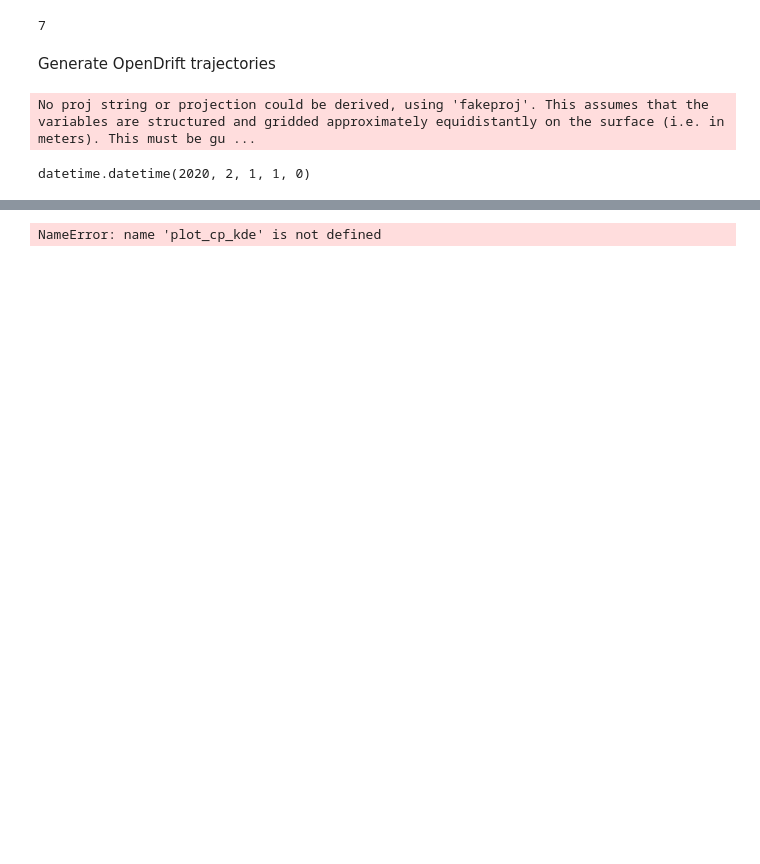
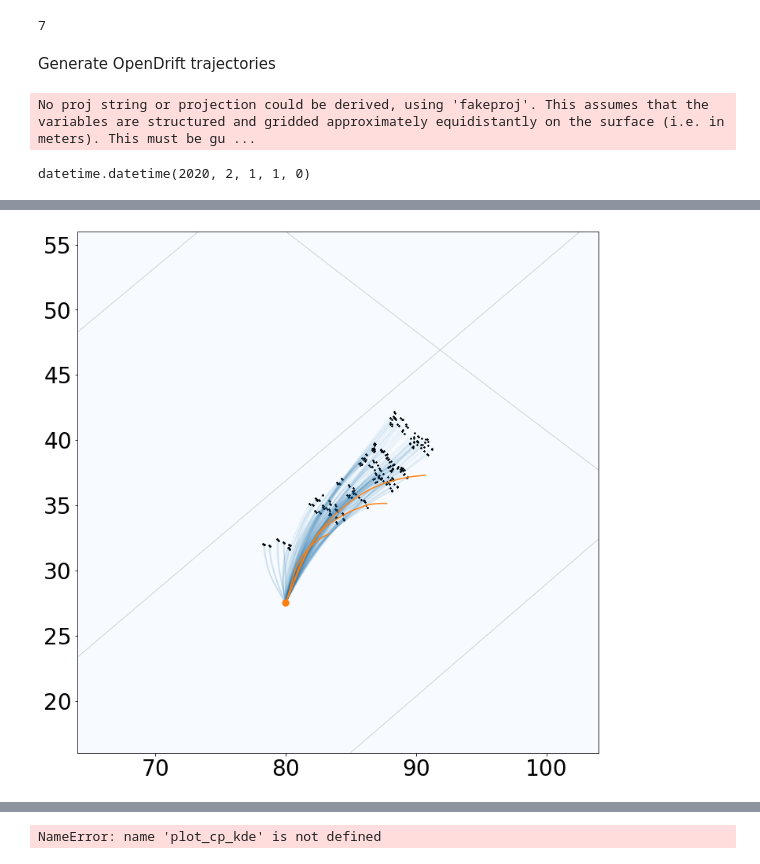
Before and after one commit to sintefmath/reduced-gravity-ocean-model, a Jupyter notebook: notebooks/NorthCape/Barents-BarotropicDrifters.ipynb, the cells around one changed output, grey strips where cells are left out. Cells and saved outputs as stored; diff of their text form; code cells hidden in the pictures; blank space fills up the shorter version.

```diff
--- a/notebooks/NorthCape/Barents-BarotropicDrifters.ipynb
+++ b/notebooks/NorthCape/Barents-BarotropicDrifters.ipynb
@@ -599,0 +608,4 @@ for drifter_id in range(num_drifters):
+# %%
+plot_cp_trajectories(3, crossprod_trajectories, o_trajectories, zoom=[400, 650, 100, 350])
+# %% [output]
+[figure, added]
```
Also changed, not shown: parts of 11 cells of this notebook, 1 other file.
